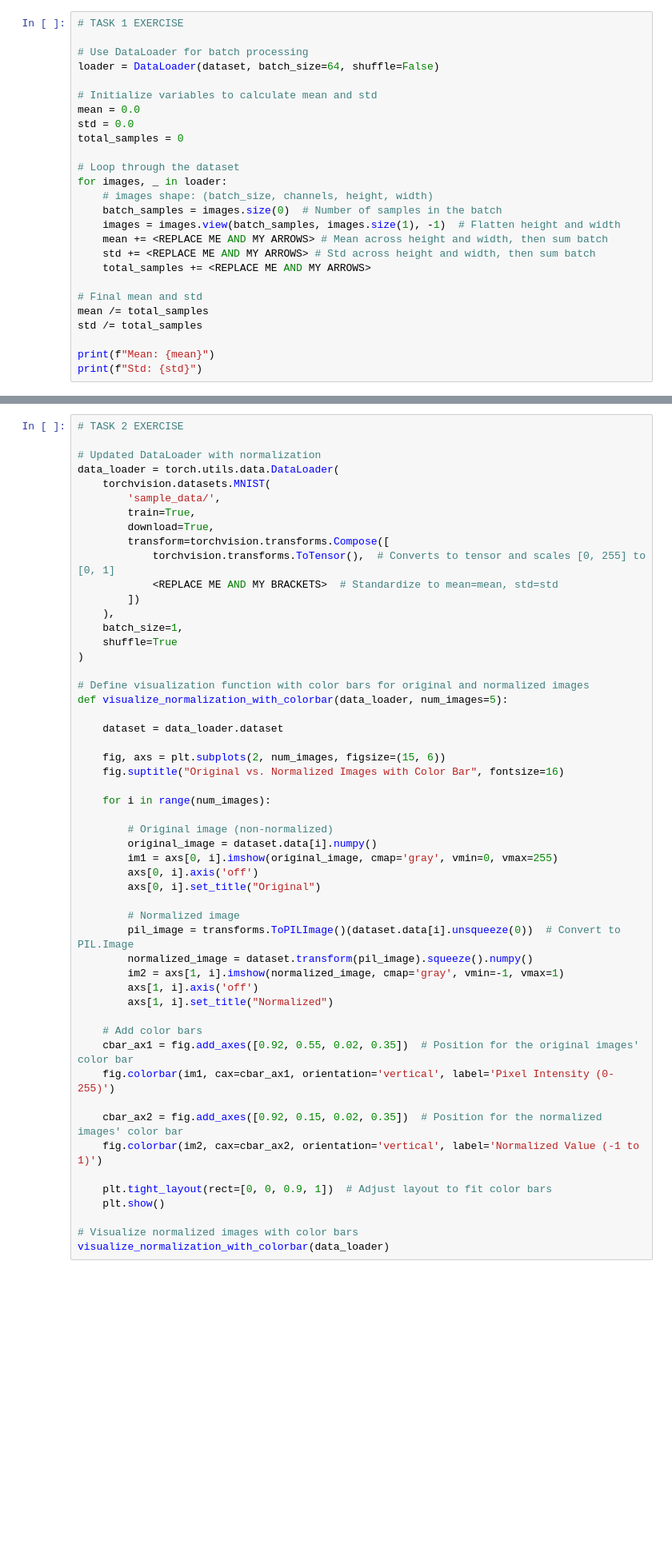
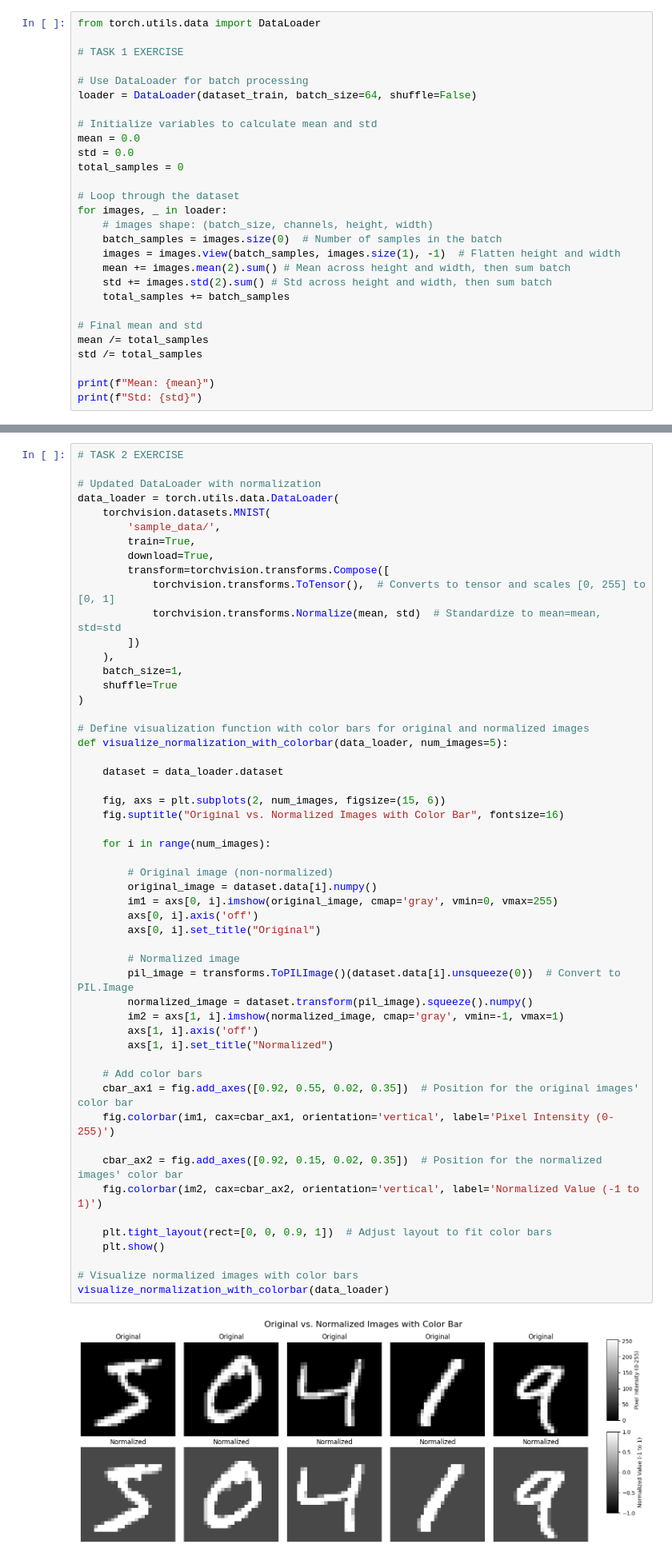
Before and after one commit to bmontoyag/UTEC_MISTI_2026, a Jupyter notebook: 2026mistiperu_introtofeatureengineering_images_student_exercises.ipynb, the cells around one changed output, grey strips where cells are left out. Shown at 80% size. Drawn from its saved outputs; the diff is of its cells as text; blank space fills up the shorter version.

```diff
--- a/2026mistiperu_introtofeatureengineering_images_student_exercises.ipynb
+++ b/2026mistiperu_introtofeatureengineering_images_student_exercises.ipynb
@@ -273,10 +305,12 @@ Tasks:
 # %% [markdown]
 #### TASK 1: Calculate the Mean and Standard Deviation of the MNIST Dataset
 # %%
+from torch.utils.data import DataLoader
+
 # TASK 1 EXERCISE
 
 # Use DataLoader for batch processing
-loader = DataLoader(dataset, batch_size=64, shuffle=False)
+loader = DataLoader(dataset_train, batch_size=64, shuffle=False)
 
 # Initialize variables to calculate mean and std
 mean = 0.0
@@ -288,9 +322,9 @@ for images, _ in loader:
     # images shape: (batch_size, channels, height, width)
     batch_samples = images.size(0)  # Number of samples in the batch
     images = images.view(batch_samples, images.size(1), -1)  # Flatten height and width
-    mean += <REPLACE ME AND MY ARROWS> # Mean across height and width, then sum batch
-    std += <REPLACE ME AND MY ARROWS> # Std across height and width, then sum batch
-    total_samples += <REPLACE ME AND MY ARROWS>
+    mean += images.mean(2).sum() # Mean across height and width, then sum batch
+    std += images.std(2).sum() # Std across height and width, then sum batch
+    total_samples += batch_samples
 
 # Final mean and std
 mean /= total_samples
@@ -311,7 +348,7 @@ data_loader = torch.utils.data.DataLoader(
         download=True,
         transform=torchvision.transforms.Compose([
             torchvision.transforms.ToTensor(),  # Converts to tensor and scales [0, 255] to [0, 1]
-            <REPLACE ME AND MY BRACKETS>  # Standardize to mean=mean, std=std
+            torchvision.transforms.Normalize(mean, std)  # Standardize to mean=mean, std=std
         ])
     ),
     batch_size=1,
@@ -326,33 +363,35 @@ def visualize_normalization_with_colorbar(data_loader, num_images=5):
     fig, axs = plt.subplots(2, num_images, figsize=(15, 6))
     fig.suptitle("Original vs. Normalized Images with Color Bar", fontsize=16)
 
     for i in range(num_images):
 
         # Original image (non-normalized)
         original_image = dataset.data[i].numpy()
         im1 = axs[0, i].imshow(original_image, cmap='gray', vmin=0, vmax=255)
         axs[0, i].axis('off')
         axs[0, i].set_title("Original")
 
         # Normalized image
         pil_image = transforms.ToPILImage()(dataset.data[i].unsqueeze(0))  # Convert to PIL.Image
         normalized_image = dataset.transform(pil_image).squeeze().numpy()
         im2 = axs[1, i].imshow(normalized_image, cmap='gray', vmin=-1, vmax=1)
         axs[1, i].axis('off')
         axs[1, i].set_title("Normalized")
 
     # Add color bars
     cbar_ax1 = fig.add_axes([0.92, 0.55, 0.02, 0.35])  # Position for the original images' color bar
     fig.colorbar(im1, cax=cbar_ax1, orientation='vertical', label='Pixel Intensity (0-255)')
 
     cbar_ax2 = fig.add_axes([0.92, 0.15, 0.02, 0.35])  # Position for the normalized images' color bar
     fig.colorbar(im2, cax=cbar_ax2, orientation='vertical', label='Normalized Value (-1 to 1)')
 
     plt.tight_layout(rect=[0, 0, 0.9, 1])  # Adjust layout to fit color bars
     plt.show()
 
 # Visualize normalized images with color bars
 visualize_normalization_with_colorbar(data_loader)
+# %% [output]
+[figure, added]
 # %% [markdown]
 ## Data Augmentation
 # %% [markdown]
```
Also changed, not shown: parts of 32 cells of this notebook.
